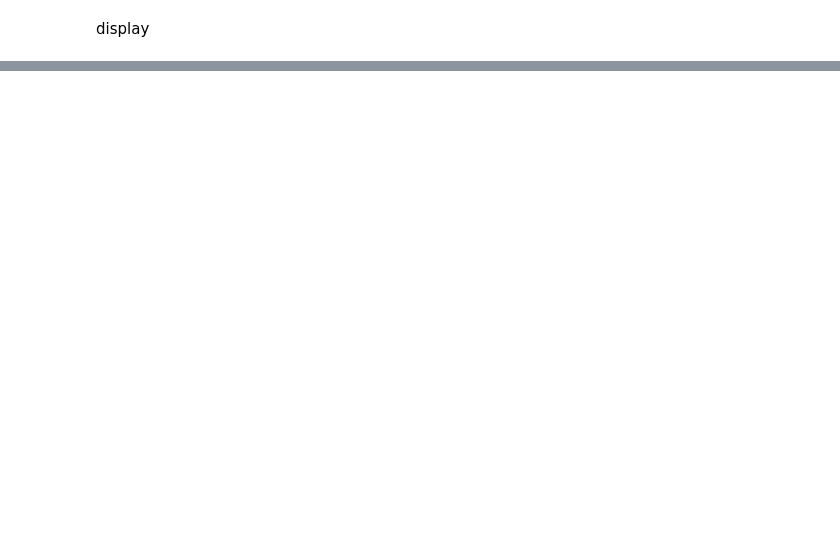
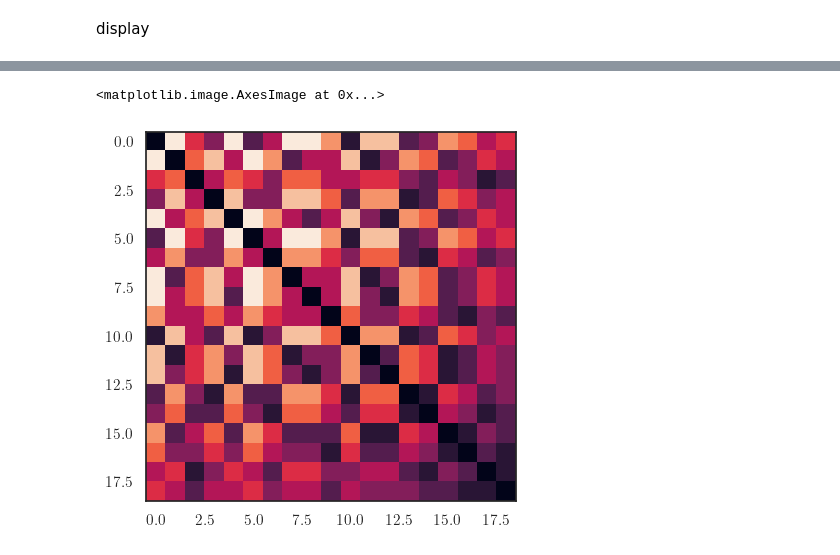
Before and after one commit to pierrehouedry/DifferentiableHyperbolicity, a Jupyter notebook: hyperbolicity/expes/figures/figure_paper_final.ipynb, the cells around one changed output, grey strips where cells are left out. Saved outputs shown, nothing was run; the diff lists cells and outputs as text; code cells hidden in the pictures; blank space fills up the shorter version.

```diff
--- a/hyperbolicity/expes/figures/figure_paper_final.ipynb
+++ b/hyperbolicity/expes/figures/figure_paper_final.ipynb
@@ -268,0 +271,5 @@ tree_hcc.d_T.shape
+# %%
+plt.imshow(tree_hcc_distance)
+# %% [output]
+<matplotlib.image.AxesImage at 0x...>
+[figure, added]
```
Also changed, not shown: parts of 4 cells of this notebook, 1 other file.
